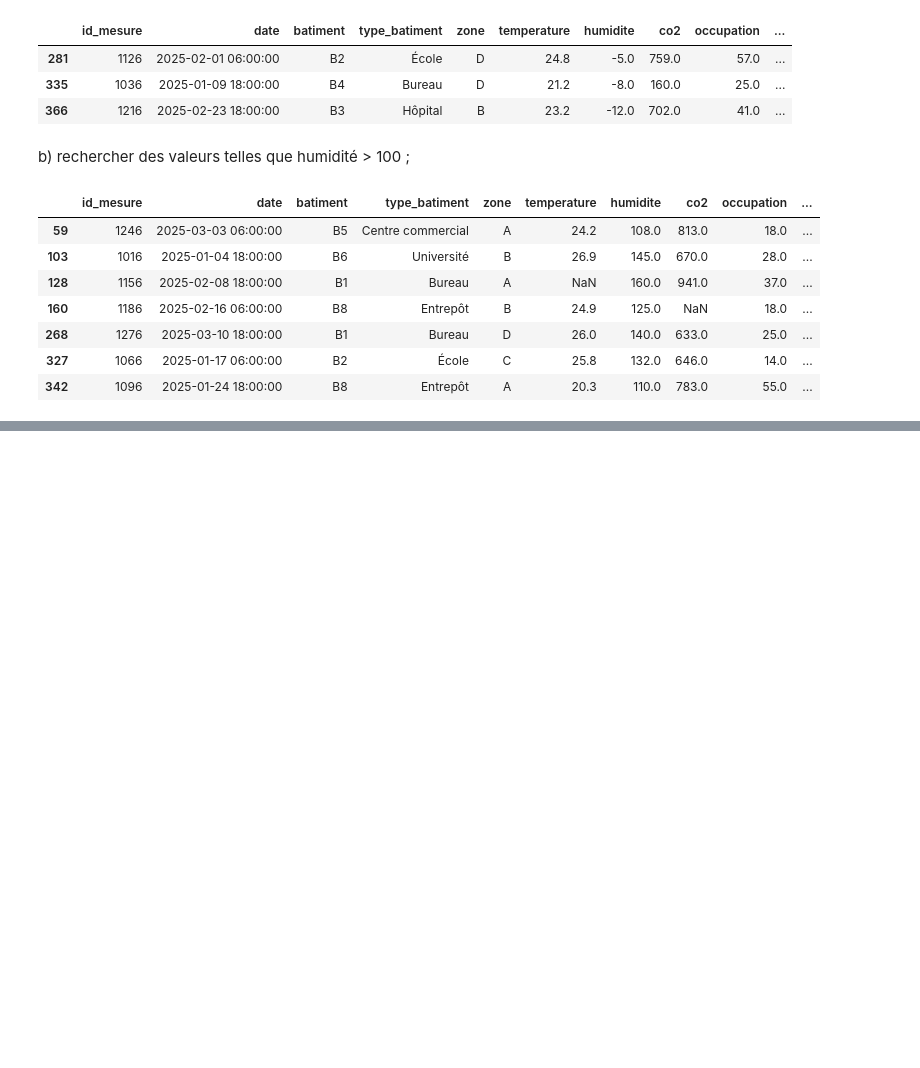
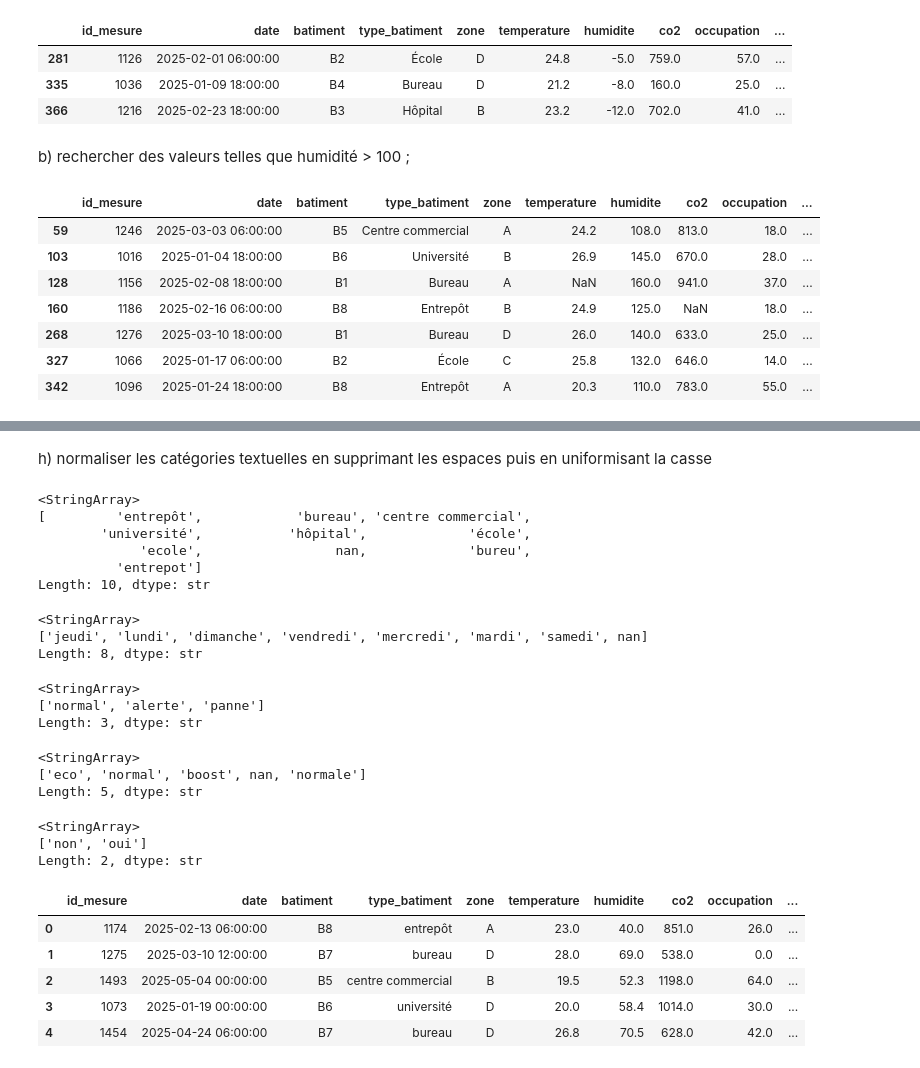
Before and after one commit to khadidiatoungom4-ai/Atelier_Pr-paration_de_donn-es_tabulaires-, a Jupyter notebook: notebooks/atelier_prepa_donnees_tab.ipynb, the cells around one changed output, grey strips where cells are left out. Drawn from its saved outputs; the diff is of its cells as text; code cells hidden in the pictures; blank space fills up the shorter version.

```diff
--- a/notebooks/atelier_prepa_donnees_tab.ipynb
+++ b/notebooks/atelier_prepa_donnees_tab.ipynb
@@ -185,0 +270,49 @@ df[df.humidite >100]
+# %% [markdown]
+h) normaliser les catégories textuelles en supprimant les espaces puis en uniformisant la casse
+# %%
+df["type_batiment"] = df["type_batiment"].str.strip().str.lower()
+df["type_batiment"].unique()
+# %% [output]
+<StringArray>
+[         'entrepôt',            'bureau', 'centre commercial',
+        'université',           'hôpital',             'école',
+             'ecole',                 nan,             'bureu',
+          'entrepot']
+Length: 10, dtype: str
+# %%
+df["jour_semaine"] = df["jour_semaine"].str.strip().str.lower()
+df["jour_semaine"].unique()
+# %% [output]
+<StringArray>
+['jeudi', 'lundi', 'dimanche', 'vendredi', 'mercredi', 'mardi', 'samedi', nan]
+Length: 8, dtype: str
+# %%
+df["etat_systeme"] = df["etat_systeme"].str.strip().str.lower()
+df["etat_systeme"].unique()
+# %% [output]
+<StringArray>
+['normal', 'alerte', 'panne']
+Length: 3, dtype: str
+# %%
+df["mode_climatisation"] = df["mode_climatisation"].str.strip().str.lower()
+df["mode_climatisation"].unique()
+# %% [output]
+<StringArray>
+['eco', 'normal', 'boost', nan, 'normale']
+Length: 5, dtype: str
+# %%
+df["alerte"] = df["alerte"].str.strip().str.lower()
+df["alerte"].unique()
+# %% [output]
+<StringArray>
+['non', 'oui']
+Length: 2, dtype: str
+# %%
+df.head()
+# %% [output]
+|  | id_mesure | date | batiment | type_batiment | zone | temperature | humidite | co2 | occupation | ... |
+| 0 | 1174 | 2025-02-13 06:00:00 | B8 | entrepôt | A | 23.0 | 40.0 | 851.0 | 26.0 | ... |
+| 1 | 1275 | 2025-03-10 12:00:00 | B7 | bureau | D | 28.0 | 69.0 | 538.0 | 0.0 | ... |
+| 2 | 1493 | 2025-05-04 00:00:00 | B5 | centre commercial | B | 19.5 | 52.3 | 1198.0 | 64.0 | ... |
+| 3 | 1073 | 2025-01-19 00:00:00 | B6 | université | D | 20.0 | 58.4 | 1014.0 | 30.0 | ... |
+| 4 | 1454 | 2025-04-24 06:00:00 | B7 | bureau | D | 26.8 | 70.5 | 628.0 | 42.0 | ... |
```
Also changed, not shown: parts of 19 cells of this notebook.
